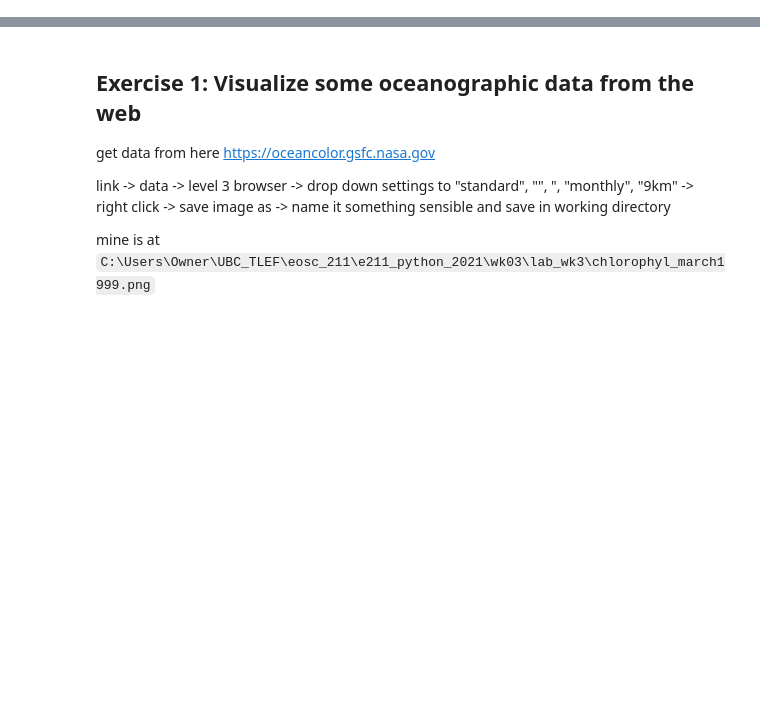
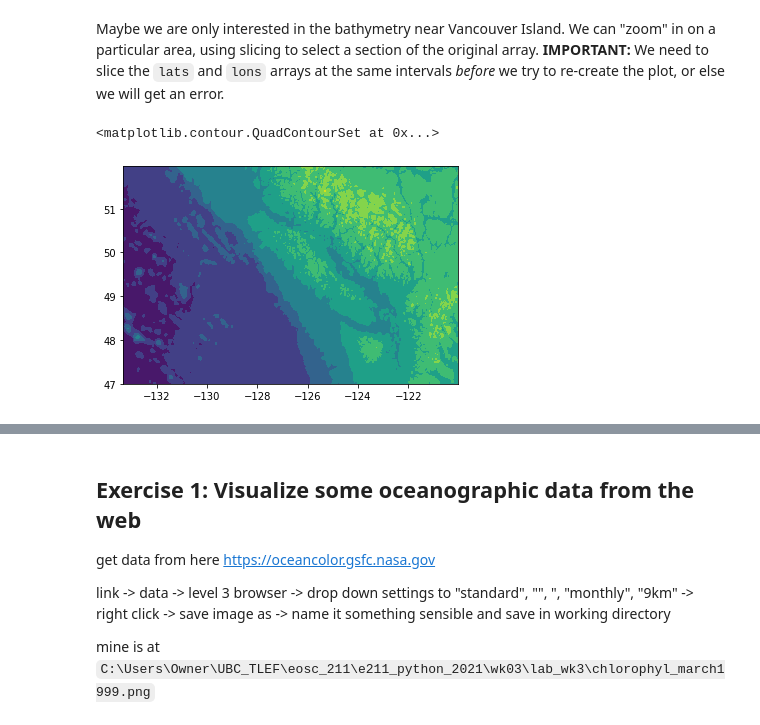
Before and after one commit to AndrewLoeppky/eosc211_students, a Jupyter notebook: e211_python_2021/wk03/lab_wk3/lab_week3.ipynb, the cells around one changed output, grey strips where cells are left out. Cells and saved outputs as stored; diff of their text form; code cells hidden in the pictures; blank space fills up the shorter version.

```diff
--- a/e211_python_2021/wk03/lab_wk3/lab_week3.ipynb
+++ b/e211_python_2021/wk03/lab_wk3/lab_week3.ipynb
@@ -19,0 +108,11 @@
+# %% [markdown]
+Maybe we are only interested in the bathymetry near Vancouver Island. We can "zoom" in on a particular area, using slicing to select a section of the original array. **IMPORTANT:** We need to slice the `lats` and `lons` arrays at the same intervals *before* we try to re-create the plot, or else we will get an error.
+# %%
+bath_zoomed = bathdata_fixed[0:150,500:900]
+lats_zoomed = lats[0:150]
+lons_zoomed = lons[500:900] # make sure the slices match between the coordinates and the original data
+
+plt.contourf(lons_zoomed, lats_zoomed, bath_zoomed)
+# %% [output]
+<matplotlib.contour.QuadContourSet at 0x...>
+[figure, added]
```
Also changed, not shown: parts of 25 cells of this notebook, 4 other files.
